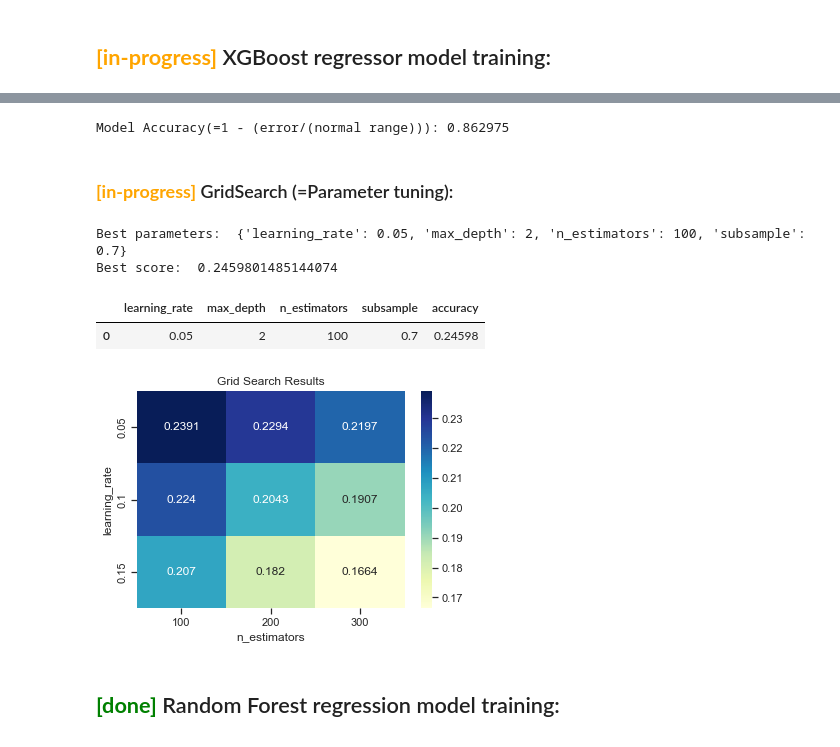
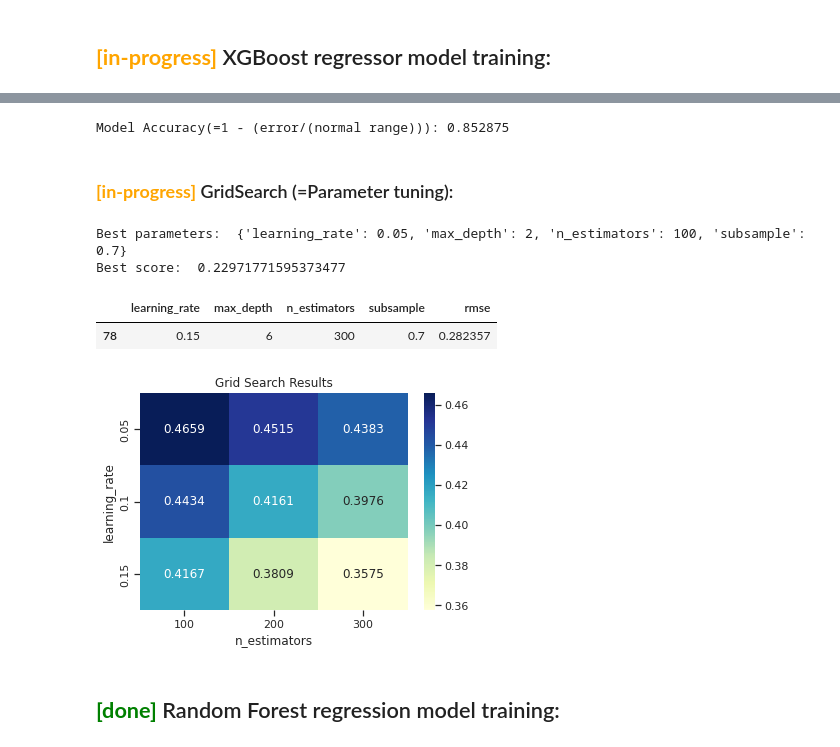
Before and after one commit to sagi778/ufc_fights_Predictor, a Jupyter notebook: notebooks/stats_model_training.ipynb, the cells around one changed output, grey strips where cells are left out. Drawn from its saved outputs; the diff is of its cells as text; code cells hidden in the pictures.

```diff
--- a/notebooks/stats_model_training.ipynb
+++ b/notebooks/stats_model_training.ipynb
@@ -22,9 +22,10 @@ Pre-Processing func:
 ### <span style='color:green'> **[done]** </span>Loading Feature's-ready data
 # %%
 loc = '../data/'
-file = 'ufc_data_features.csv'
+#file = 'ufc_data_features.csv'
+file = 'ufc_data_features_no_outliers.csv'
 df = pd.read_csv(loc+file)
-df = df[df.columns[1:]]
+#df = df[df.columns[1:]]
 df.tail(3)
 # %% [output]
 |  | result | fighter | opponent | date | weight class | method | kd_dif | str_dif | td_dif | sub_dif | ... |
@@ -137,7 +138,7 @@ for column in ['kd_dif','str_dif','td_dif','sub_dif']:
 
 print('Model Accuracy(=1 - (error/(normal range))): %f' %(np.mean(acc)))
 # %% [output]
-Model Accuracy(=1 - (error/(normal range))): 0.862975
+Model Accuracy(=1 - (error/(normal range))): 0.852875
 # %% [markdown]
 ### <span style='color:orange'> **[in-progress]** </span>GridSearch (=Parameter tuning):
 # %%
@@ -158,28 +159,30 @@ print("Best parameters: ", grid_search.best_params_)
 print("Best score: ", grid_search.best_score_)
 # %% [output]
 Best parameters:  {'learning_rate': 0.05, 'max_depth': 2, 'n_estimators': 100, 'subsample': 0.7}
-Best score:  0.2459801485144074
+Best score:  0.22971771595373477
 # %%
 grid = pd.DataFrame(grid_search.cv_results_['params'])
-grid['accuracy'] = grid_search.cv_results_['mean_test_score']
-grid[grid.accuracy==np.max(grid.accuracy)]
+rmse = np.power(grid_search.cv_results_['mean_test_score'],0.5)
+
+grid['rmse'] = np.power(grid_search.cv_results_['mean_test_score'],0.5) #grid_search.cv_results_['mean_test_score']
+grid[grid.rmse==np.min(grid.rmse)]
 # %% [output]
-|  | learning_rate | max_depth | n_estimators | subsample | accuracy |
-| 0 | 0.05 | 2 | 100 | 0.7 | 0.24598 |
+|  | learning_rate | max_depth | n_estimators | subsample | rmse |
+| 78 | 0.15 | 6 | 300 | 0.7 | 0.282357 |
 # %%
 # Create a pivot table of the results
 X_axis = 'n_estimators'
 y_axis = 'learning_rate'
-table = pd.pivot_table(grid, values='accuracy', index=y_axis, columns=X_axis)
+table = pd.pivot_table(grid, values='rmse', index=y_axis, columns=X_axis)
 
 # Create a heatmap plot of the results
 sns.heatmap(table, cmap='YlGnBu', annot=True, fmt='.4g')
 plt.title('Grid Search Results')
 plt.xlabel(X_axis)
 plt.ylabel(y_axis)
 plt.show()
 # %% [output]
-[figure, old version]
+[figure, new version]
 # %% [markdown]
 ## <span style='color:green'> **[done]** </span> Random Forest regression model training:
 # %%
```
Also changed, not shown: parts of 6 cells of this notebook, 3 other files.
